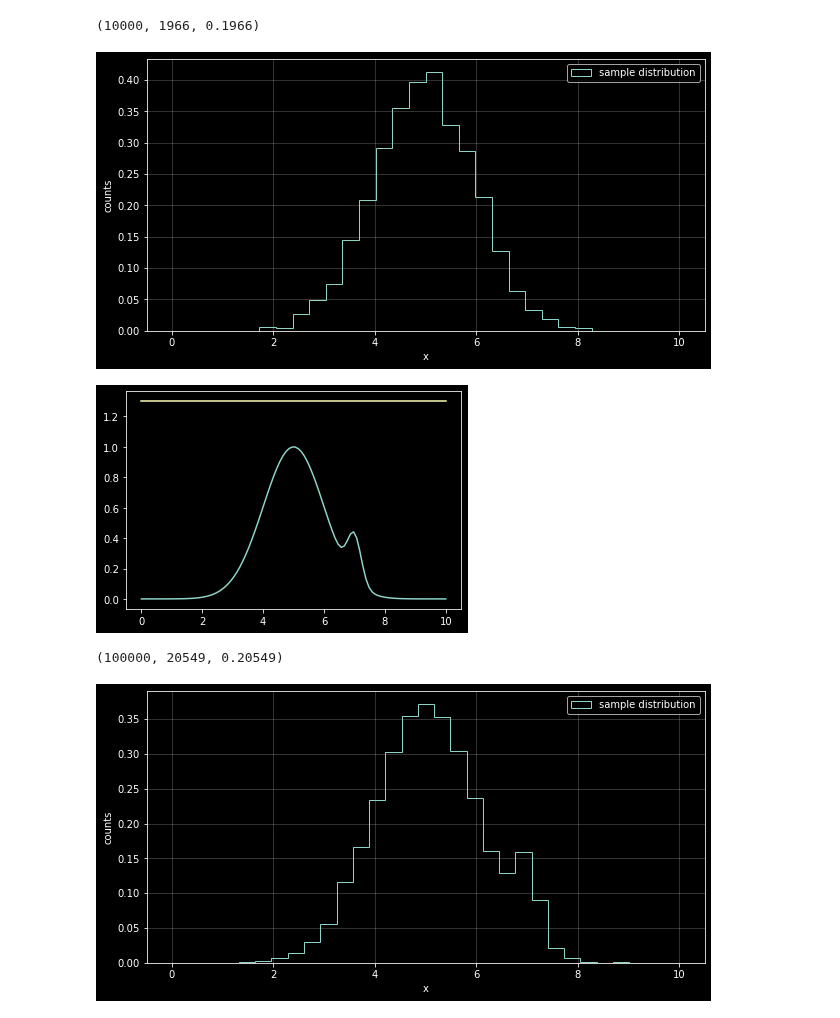
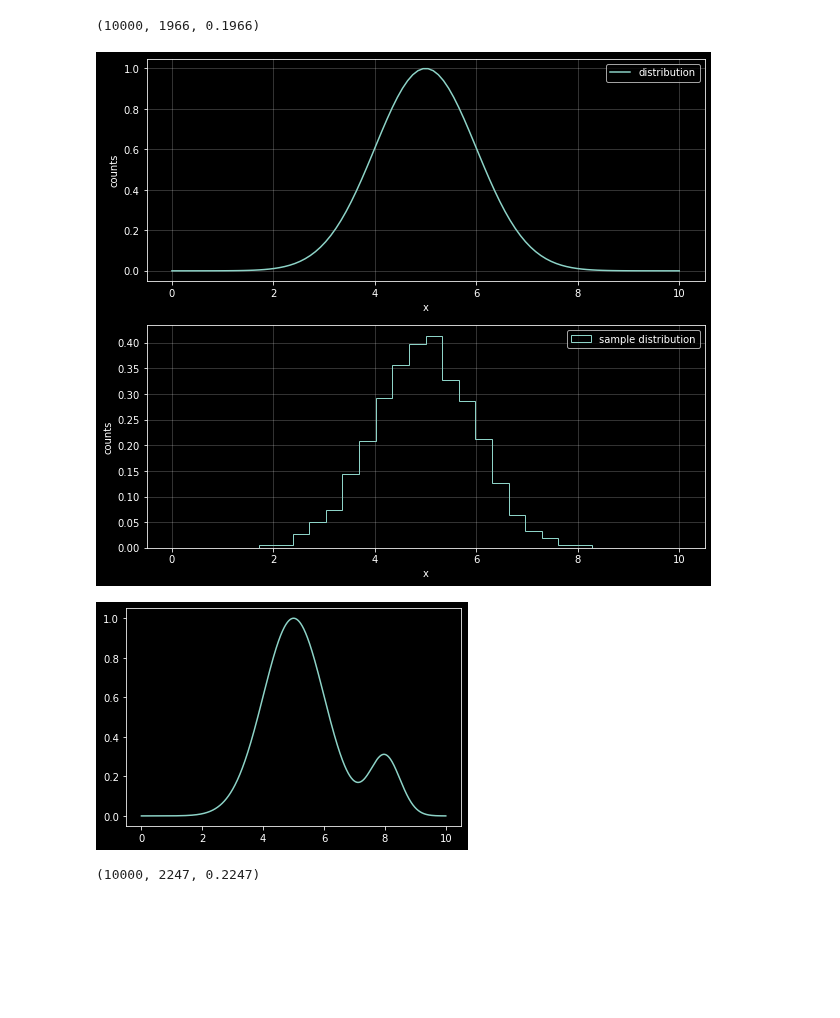
Before and after one commit to jsdiazpo/Bayesian-Digressions, a Jupyter notebook: Rejection-Sampling.ipynb, the cells around one changed output. Cells and saved outputs as stored; diff of their text form; code cells hidden in the pictures; blank space fills up the shorter version.

```diff
--- a/Rejection-Sampling.ipynb
+++ b/Rejection-Sampling.ipynb
@@ -39,32 +39,39 @@ len(prop_samples), len(samples_accepted), len(samples_accepted)/len(prop_samples
 # %% [output]
 (10000, 1966, 0.1966)
 # %%
-fig, ax = plt.subplots(figsize=(10, 5), ncols=1)
+fig, axs = plt.subplots(figsize=(10, 9), nrows=2)
 xmin, xmax = -0.5, 10.5
 # ymin, ymax = 0, 0.5
 
-# ax.hist(prop_samples, density=0, bins=20, histtype='step', label='q(x)')
-ax.hist(samples_accepted, density=True, bins=20, histtype='step', label='sample distribution')
-ax.legend()
-ax.set(xlabel='x', ylabel='counts', xlim=[xmin,xmax], )#ylim=[ymin,ymax])
-ax.grid(lw=1, alpha=0.2, zorder=0)
+ax = axs[0]
+x_axis = np.linspace(0, 10, 1000)
+ax.plot(x_axis, f(x_axis)*0.41, label='distribution')
+ax.set(ylabel='pdf')
+
+ax = axs[1]
+ax.hist(samples_accepted, density=True, bins=30, histtype='step', label='sample distribution')
+ax.set(ylabel='sample counts')
+
+for ax in axs.flat:
+    ax.legend()
+    ax.set(xlabel='x', ylabel='sample counts', xlim=[xmin,xmax], )#ylim=[ymin,ymax])
+    ax.grid(lw=1, alpha=0.2, zorder=0)
 
 # fig.savefig('../plots/pen-draw-distributions-0-4.pdf', bbox_inches='tight')
 # %% [output]
-[figure, old version]
+[figure, new version]
 # %%
 def f(x):
-    return np.exp(-(x-5)**2/2) + 0.3*np.exp(-(x-7)**2/0.1)
+    return np.exp(-(x-5)**2/2) + 0.3*np.exp(-(x-8)**2/0.5)
 
-x_axis = np.linspace(0, 10, 100)
+x_axis = np.linspace(0, 10, 1000)
 plt.plot(x_axis, f(x_axis));
-plt.plot(x_axis, q2(x_axis));
 # %% [output]
-[figure, old version]
+[figure, new version]
 # %%
 np.random.seed(42)
 k = 1.3
-prop_samples = np.random.uniform(low=0.0, high=10, size=100000)
+prop_samples = np.random.uniform(low=0.0, high=10, size=10000)
 samples_accepted = []
 for x0 in prop_samples:
     u = np.random.uniform(low=0.0, high=1, size=1)
@@ -74,18 +81,4 @@ for x0 in prop_samples:
     # print(xs, u)
 len(prop_samples), len(samples_accepted), len(samples_accepted)/len(prop_samples)
 # %% [output]
-(100000, 20549, 0.20549)
+(10000, 2247, 0.2247)
-# %%
-fig, ax = plt.subplots(figsize=(10, 5), ncols=1)
-xmin, xmax = -0.5, 10.5
-# ymin, ymax = 0, 0.5
-
-# ax.hist(prop_samples, density=0, bins=20, histtype='step', label='q(x)')
-ax.hist(samples_accepted, density=True, bins=25, histtype='step', label='sample distribution')
-ax.legend()
-ax.set(xlabel='x', ylabel='counts', xlim=[xmin,xmax], )#ylim=[ymin,ymax])
-ax.grid(lw=1, alpha=0.2, zorder=0)
-
-# fig.savefig('../plots/pen-draw-distributions-0-4.pdf', bbox_inches='tight')
-# %% [output]
-[figure, removed]
```
Also changed, not shown: parts of 1 cell of this notebook.
